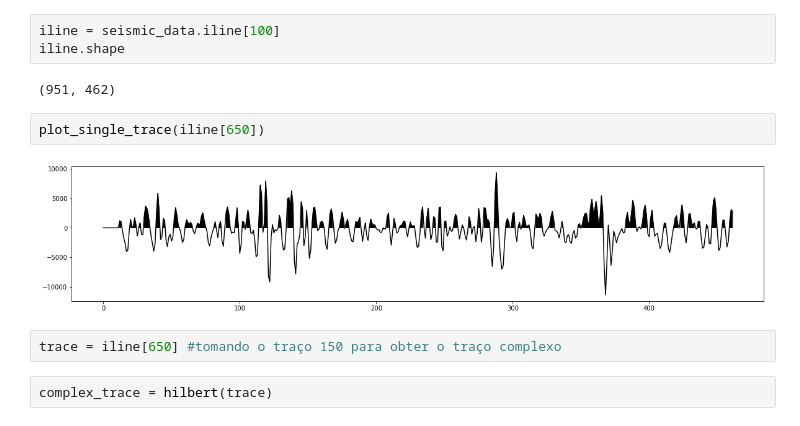
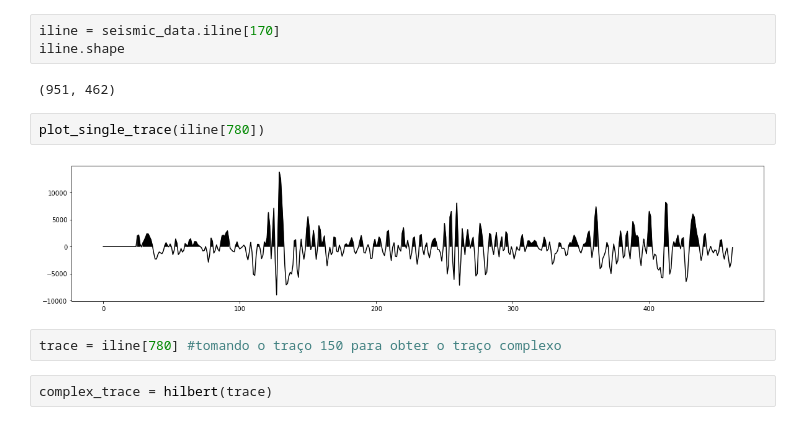
Before and after one commit to alexleogc/GEO214_Interpretacao_de_dados_sismicos_2021_2, a Jupyter notebook: Notebooks/005_Single_trace_attribute.ipynb, the cells around one changed output. Saved outputs shown, nothing was run; the diff lists cells and outputs as text.

```diff
--- a/Notebooks/005_Single_trace_attribute.ipynb
+++ b/Notebooks/005_Single_trace_attribute.ipynb
@@ -64,14 +64,14 @@ plt.colorbar()
 # %%
-iline = seismic_data.iline[100]
+iline = seismic_data.iline[170]
 iline.shape
 # %% [output]
 (951, 462)
 # %%
-plot_single_trace(iline[650])
+plot_single_trace(iline[780])
 # %% [output]
-[figure, old version]
+[figure, new version]
 # %%
-trace = iline[650] #tomando o traço 150 para obter o traço complexo
+trace = iline[780] #tomando o traço 150 para obter o traço complexo
 # %%
 complex_trace = hilbert(trace)
 # %%
```
Also changed, not shown: parts of 20 cells of this notebook.
